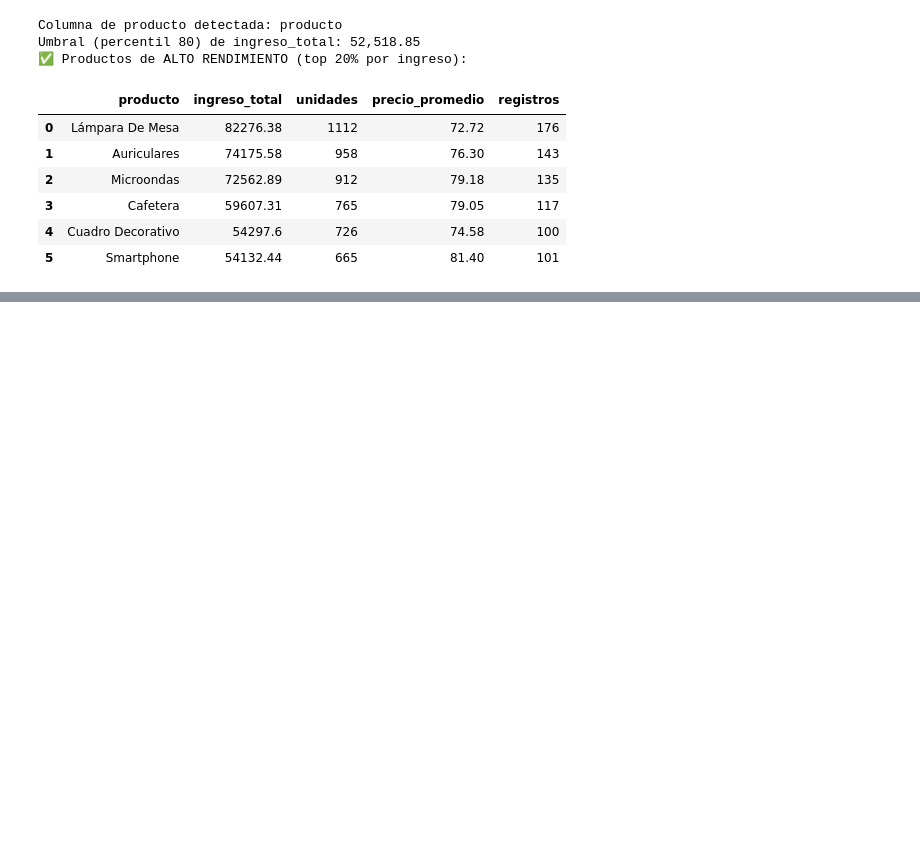
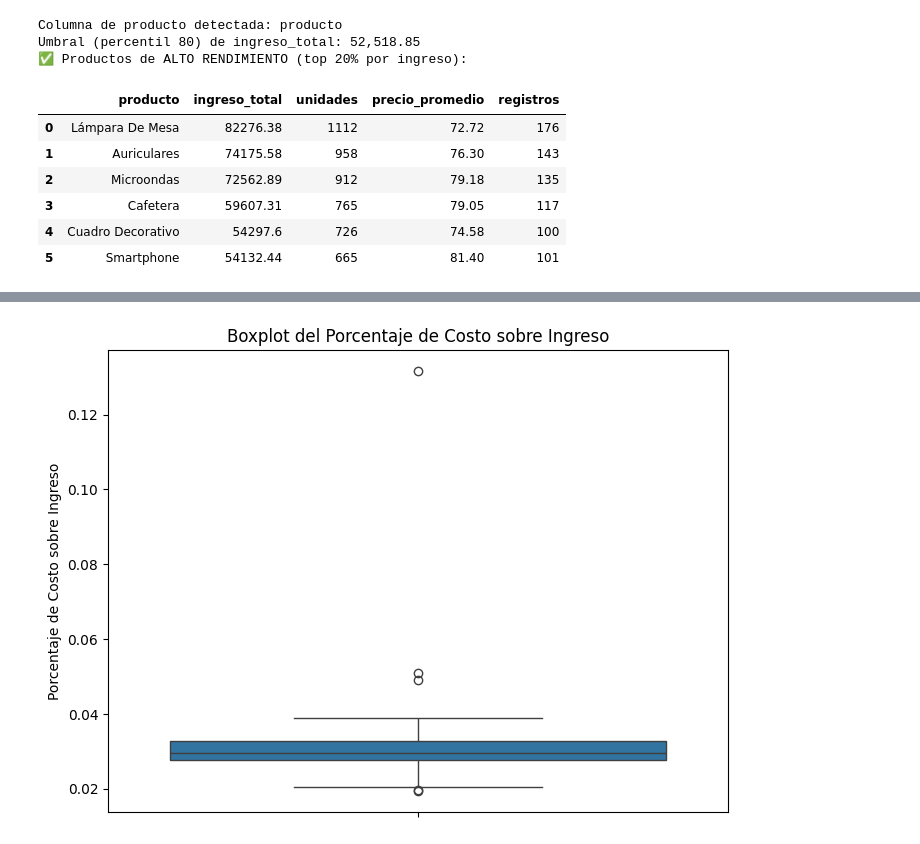
Before and after one commit to dvd86/Entrega_Final_David_Vazquez_Python_Talento_Tech, a Jupyter notebook: Pre_Entrega_TP_Final.ipynb, the cells around one changed output, grey strips where cells are left out. Drawn from its saved outputs; the diff is of its cells as text; code cells hidden in the pictures; blank space fills up the shorter version.

```diff
--- a/Pre_Entrega_TP_Final.ipynb
+++ b/Pre_Entrega_TP_Final.ipynb
@@ -696,0 +766,11 @@ Umbral (percentil 80) de ingreso_total: 52,518.85
+# %%
+#agrupo el df de ventas clean por producto y sum la cantidad por el precio
+df_ventas_x_producto = ventas_clean.groupby('producto').agg(
+    precio_por_cantidad=('precio', lambda x: (x * ventas_clean.loc[x.index, 'cantidad']).sum())
+)
+
+# Ordeno por producto de forma ascendente
+df_ventas_x_producto = df_ventas_x_producto.sort_values(by='producto', ascending=True)
+
+# muestro resultado
+display(df_ventas_x_producto)
@@ -696,0 +824,7 @@ Umbral (percentil 80) de ingreso_total: 52,518.85
+# %%
+#agrupo marketing clean por producto y sumo el costo de las campañas de ese producto
+
+df_marketing_x_producto = marketing_clean.groupby('producto')['costo'].sum().reset_index()
+df_marketing_x_producto = df_marketing_x_producto[['producto', 'costo']] # Select only the desired columns
+df_marketing_x_producto = df_marketing_x_producto.sort_values(by='producto', ascending=True) # Sort by product ascending
+display(df_marketing_x_producto)
@@ -696,0 +849,4 @@ Umbral (percentil 80) de ingreso_total: 52,518.85
+# %%
+#mergeo el df agrupado por producto con el de marketing agrupado por producto por producto
+merged_df = pd.merge(df_ventas_x_producto, df_marketing_x_producto, on='producto')
+display(merged_df)
@@ -696,0 +871,4 @@ Umbral (percentil 80) de ingreso_total: 52,518.85
+# %%
+#obtengo que % me representa el costo sobre el ingreso
+merged_df['porcentaje_costo_sobre_ingreso'] = (merged_df['costo'] / merged_df['precio_por_cantidad']) * 100
+display(merged_df)
@@ -696,0 +893,12 @@ Umbral (percentil 80) de ingreso_total: 52,518.85
+# %%
+import matplotlib.pyplot as plt
+import seaborn as sns
+
+# Boxplot to identify dispersion and potential outliers
+plt.figure(figsize=(8, 6))
+sns.boxplot(y=merged_df['porcentaje_costo_sobre_ingreso'])
+plt.title('Boxplot del Porcentaje de Costo sobre Ingreso')
+plt.ylabel('Porcentaje de Costo sobre Ingreso')
+plt.show()
+# %% [output]
+[figure, added]
```
Also changed, not shown: parts of 35 cells of this notebook.
